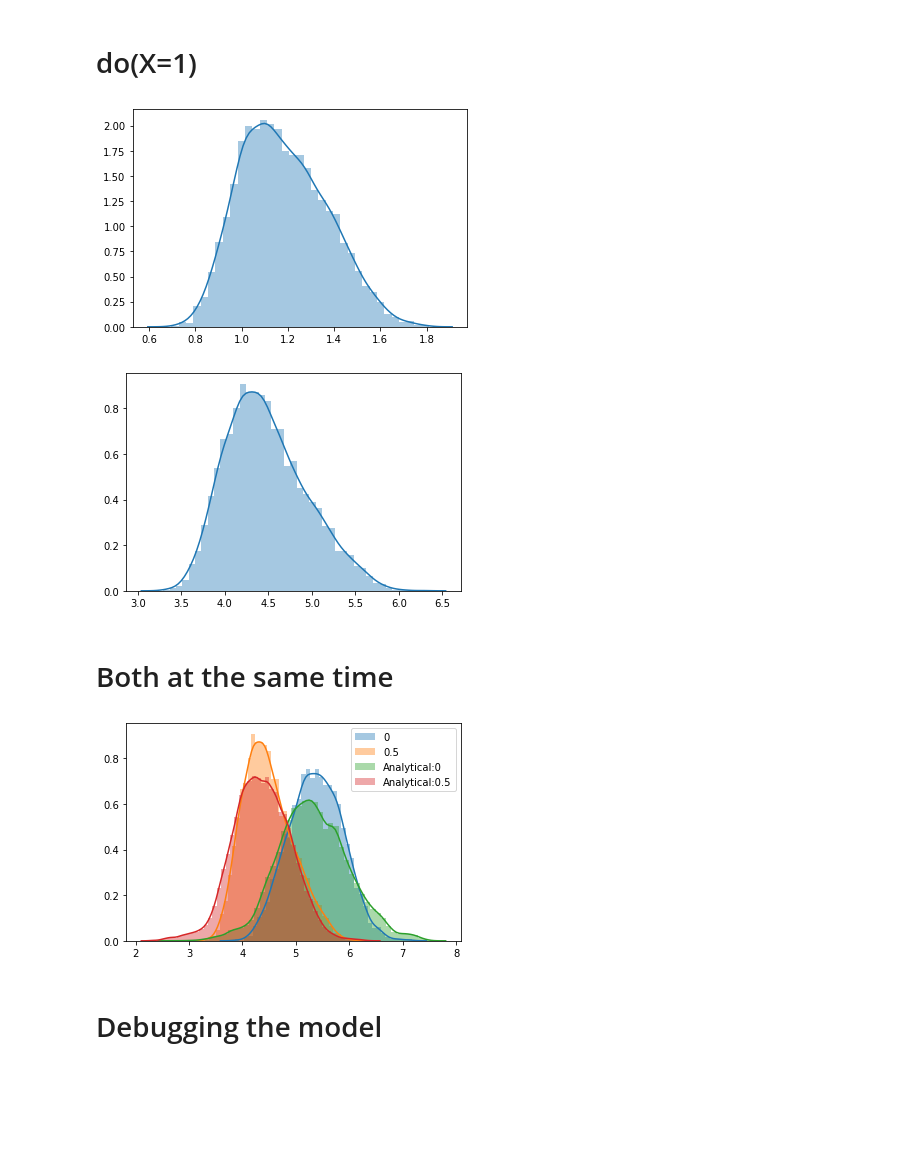
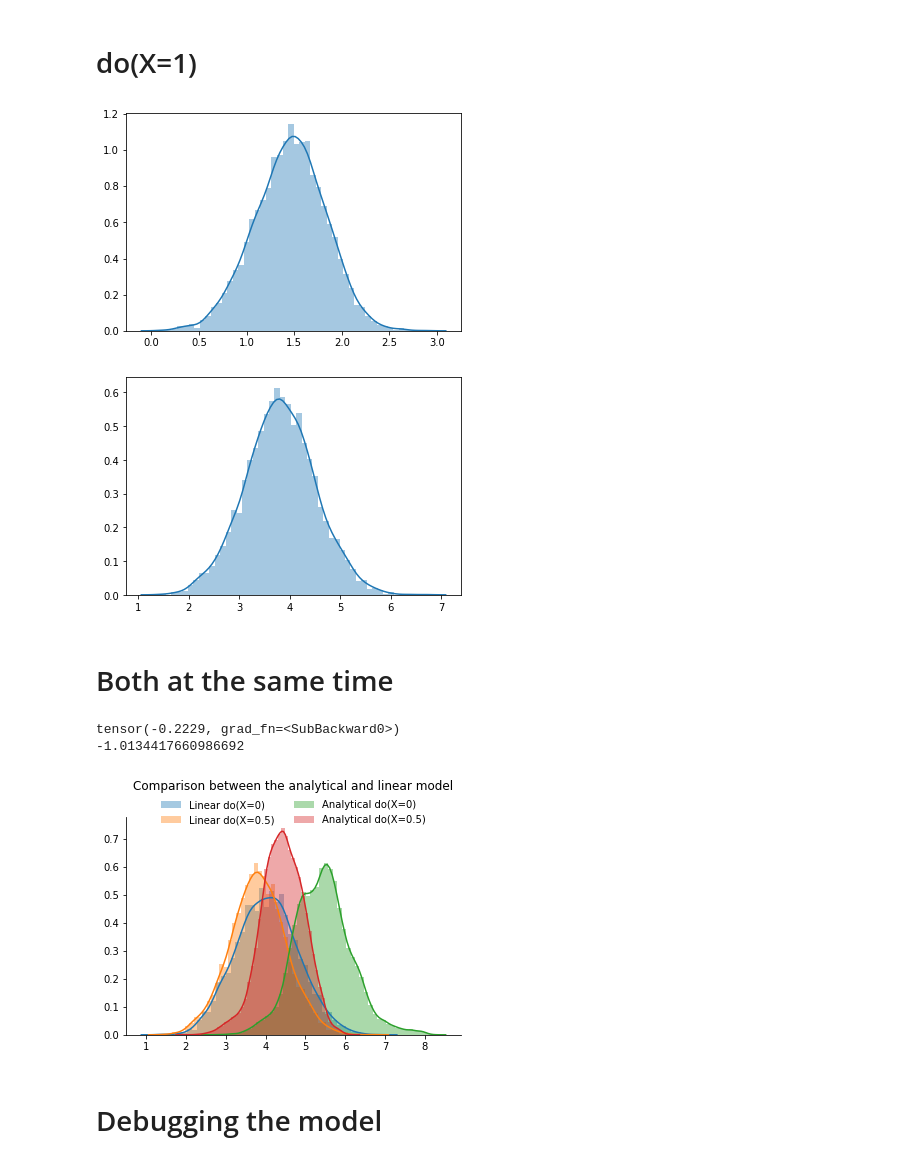
Before and after one commit to Chechgm/causal_effect_estimation_using_nade, a Jupyter notebook: 5-Front_door.ipynb, the cells around one changed output. Drawn from its saved outputs; the diff is of its cells as text; code cells hidden in the pictures; blank space fills up the shorter version.

```diff
--- a/5-Front_door.ipynb
+++ b/5-Front_door.ipynb
@@ -26,8 +26,8 @@ BATCH_SIZE = 128
 EPOCHS     = 150
 LEARN_R    = 1e-3 #1e-3 #1e-2 # RMS
 N_HU       = 16
-NLA = torch.tanh #torch.tanh #F.relu #torch.sigmoid
-#NLA = nn.LeakyReLU(1) # For a linear neural network
+#NLA = torch.tanh #torch.tanh #F.relu #torch.sigmoid
+NLA = nn.LeakyReLU(1) # For a linear neural network
 
 sd_idx = [0, 1, 2, 3] # Standarize the two continuous variables
 
@@ -128,25 +128,36 @@ _, _, _, _, _, _, mu_ZX_Y_05, _ = model(ZX_samples)
 # %%
 ax = sns.distplot((samples_Z*data.sd[1]).detach().numpy()[:,0])
 # %% [output]
-[figure, old version]
+[figure, new version]
 # %%
 ax = sns.distplot((mu_ZX_Y_05*data.sd[2]).detach().numpy())
 # %% [output]
-[figure, old version]
+[figure, new version]
 # %% [markdown]
 # Both at the same time
 # %%
 # you can get these from NB 6
 %store -r test_1_0
 %store -r test_1_05
+# %%
+# The effect
+print(torch.mean(mu_ZX_Y_05*data.sd[2])-torch.mean(mu_ZX_Y_0*data.sd[2]))
+print(np.mean(test_1_05)-np.mean(test_1_0))
+# %% [output]
+tensor(-0.2229, grad_fn=<SubBackward0>)
+-1.0134417660986692
 # %%
-ax = sns.distplot((mu_ZX_Y_0*data.sd[2]).detach().numpy(), label="0")
-ax = sns.distplot((mu_ZX_Y_05*data.sd[2]).detach().numpy(), label="0.5")
-ax = sns.distplot(test_1_0, label="Analytical:0")
-ax = sns.distplot(test_1_05, label="Analytical:0.5")
-plt.legend();
+ax = sns.distplot((mu_ZX_Y_0*data.sd[2]).detach().numpy(), label="Linear do(X=0)")
+ax = sns.distplot((mu_ZX_Y_05*data.sd[2]).detach().numpy(), label="Linear do(X=0.5)")
+ax = sns.distplot(test_1_0, label="Analytical do(X=0)")
+ax = sns.distplot(test_1_05, label="Analytical do(X=0.5)")
+plt.title("Comparison between the analytical and linear model", y=1.10)
+ax.legend(loc="upper center", ncol=2, bbox_to_anchor=(0.5, 1.10), borderaxespad=0, frameon=False)
+ax.spines['right'].set_visible(False)
+ax.spines['top'].set_visible(False)
+plt.savefig("./results/linear.pdf", ppi=300, bbox_inches='tight');
 # %% [output]
-[figure, old version]
+[figure, new version]
 # %% [markdown]
 # Debugging the model
 # %% [markdown]
```
Also changed, not shown: parts of 8 cells of this notebook, 7 other files.
